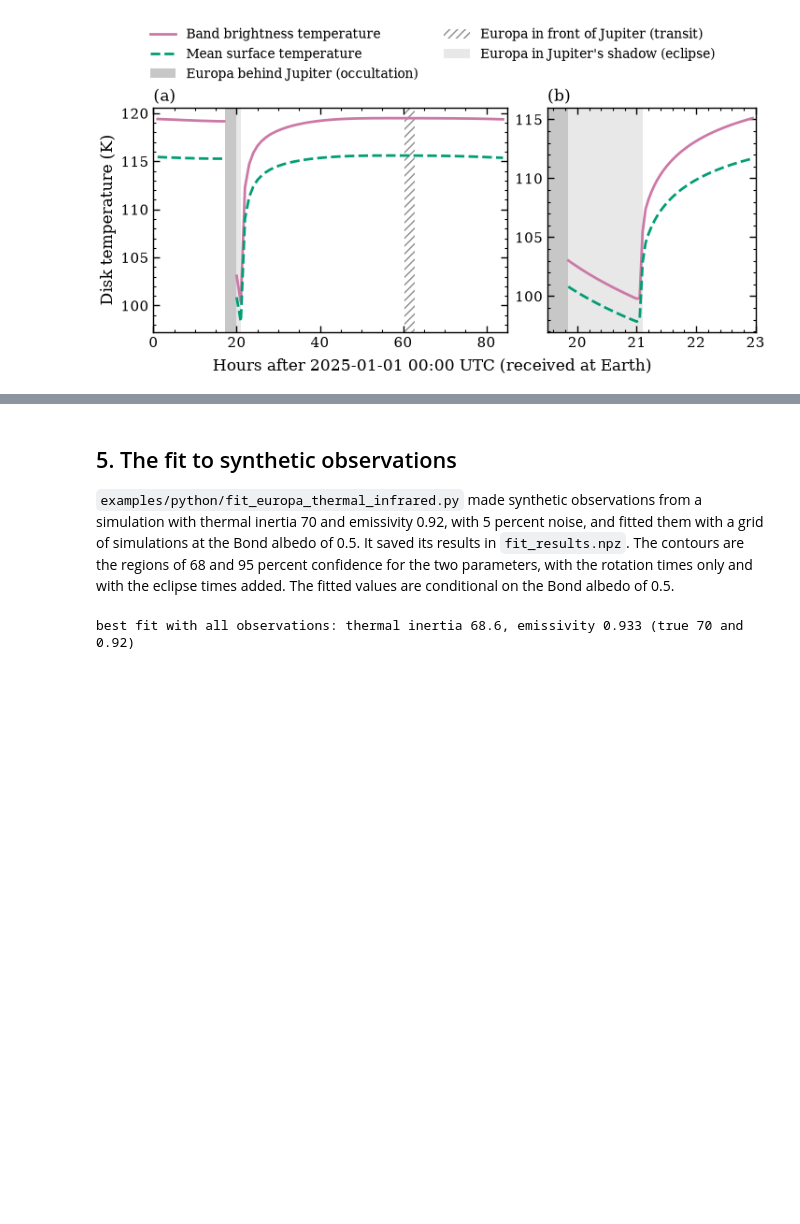
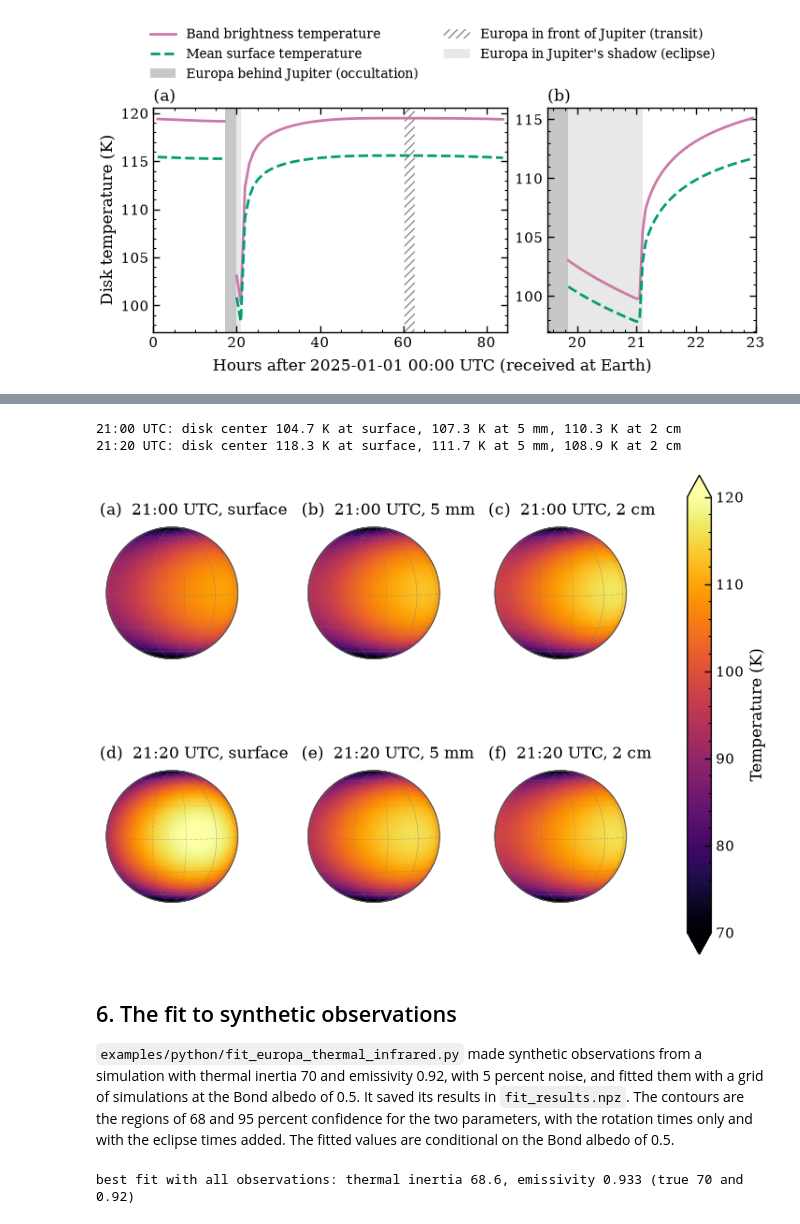
Before and after one commit to phayne/ptm3d, a Jupyter notebook: docs/tutorials/notebooks/05_europa_thermal_infrared.ipynb, the cells around one changed output, grey strips where cells are left out. Drawn from its saved outputs; the diff is of its cells as text; code cells hidden in the pictures; blank space fills up the shorter version.

```diff
--- a/docs/tutorials/notebooks/05_europa_thermal_infrared.ipynb
+++ b/docs/tutorials/notebooks/05_europa_thermal_infrared.ipynb
@@ -240,5 +315,31 @@ eclipse 18.48 to 21.11 h
+# %%
+names_depth = ["surface", "5 mm", "2 cm"]
+norm = plt.Normalize(70, 120)
+mesh = eclipse_run.mesh
+times = [("2025-01-01T21:00:00", "21:00 UTC"), ("2025-01-01T21:20:00", "21:20 UTC")]
+shown = []
+fig, axes = plt.subplots(2, 3, figsize=(plots.DOUBLE_W, 5.2), constrained_layout=True)
+for row, (utc, label) in enumerate(times):
+    geom = observe.observer_geometry(eclipse_run, utc, observer="EARTH")
+    T = observe.temperature_at_depths(eclipse_run, geom, [0.0, 0.005, 0.02]).temperature_k
+    mu = observe.face_weights(eclipse_run, geom)[0]
+    shown.append(T[:, mu > 0])
+    print(f"{label}: disk center " + ", ".join(
+        f"{T[i, np.argmax(mu)]:.1f} K at {name}" for i, name in enumerate(names_depth)))
+    for col in range(3):
+        art = plots.globe(axes[row, col], mesh["vertices"], mesh["faces"],
+                          plots.vertex_values_from_faces(mesh["faces"], T[col], mesh["n_vertices"]),
+                          geom.sub_observer_lat, geom.sub_observer_lon, norm=norm)
+plots.colorbar(fig, art, axes, label="Temperature (K)", values=np.concatenate(shown, axis=None),
+               norm=norm)
+plots.panel_labels(axes, titles=[f"{t}, {d}" for _, t in times for d in names_depth])
+plt.show()
+# %% [output]
+21:00 UTC: disk center 104.7 K at surface, 107.3 K at 5 mm, 110.3 K at 2 cm
+21:20 UTC: disk center 118.3 K at surface, 111.7 K at 5 mm, 108.9 K at 2 cm
+[figure, added]
 # %% [markdown]
-## 5. The fit to synthetic observations
+## 6. The fit to synthetic observations
 
 `examples/python/fit_europa_thermal_infrared.py` made synthetic observations from a simulation
 with thermal inertia 70 and emissivity 0.92, with 5 percent noise, and fitted them with a grid of
```
Also changed, not shown: parts of 6 cells of this notebook, 3 other files.
